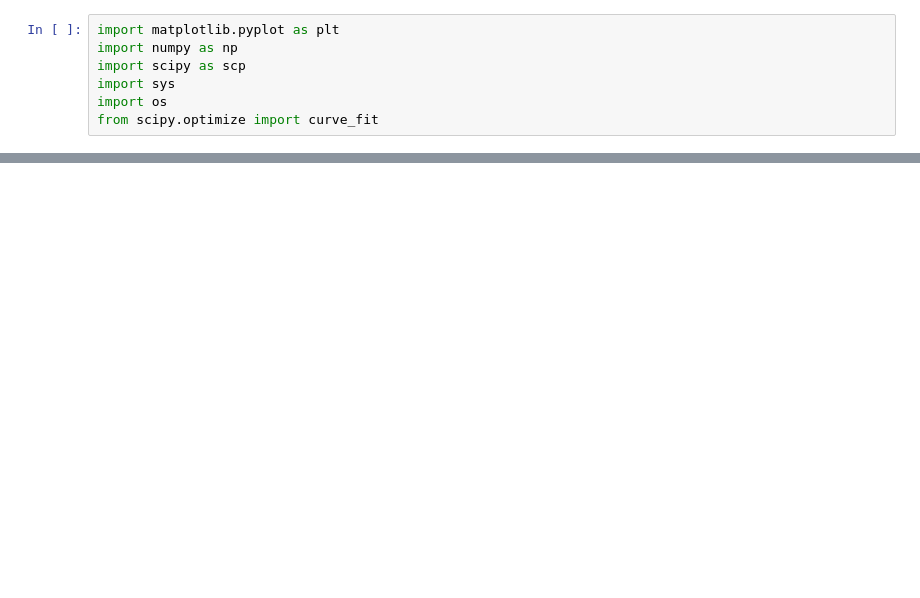
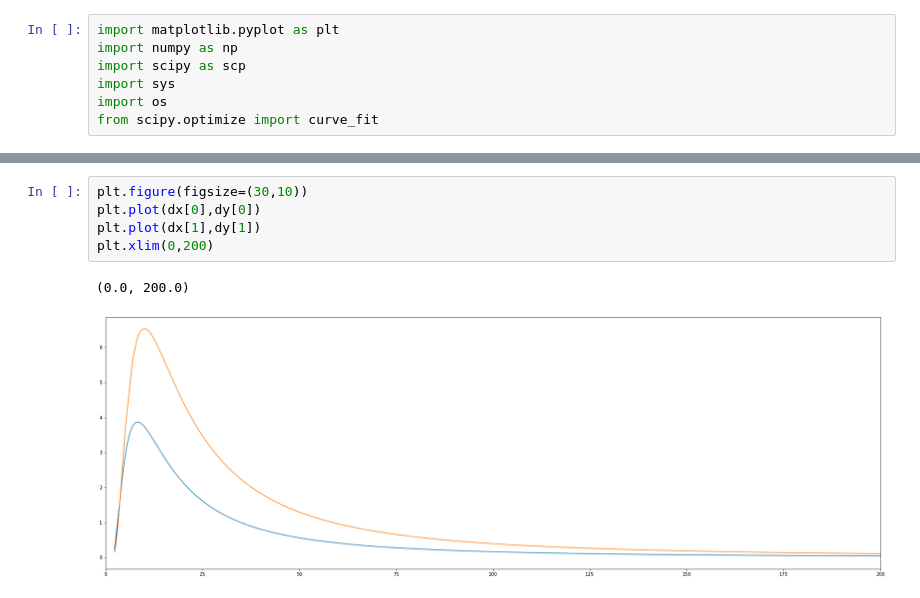
Before and after one commit to PI0nk/Praktikum-test, a Jupyter notebook: B 2.4/Measurements/Teil 2/Teil 2 - script.ipynb, the cells around one changed output, grey strips where cells are left out. Drawn from its saved outputs; the diff is of its cells as text; blank space fills up the shorter version.

```diff
--- a/B 2.4/Measurements/Teil 2/Teil 2 - script.ipynb
+++ b/B 2.4/Measurements/Teil 2/Teil 2 - script.ipynb
@@ -48,0 +74,8 @@ for name in os.listdir("Daten"):
+# %%
+plt.figure(figsize=(30,10))
+plt.plot(dx[0],dy[0])
+plt.plot(dx[1],dy[1])
+plt.xlim(0,200)
+# %% [output]
+(0.0, 200.0)
+[figure, added]
```
Also changed, not shown: parts of 5 cells of this notebook, 12 other files.
